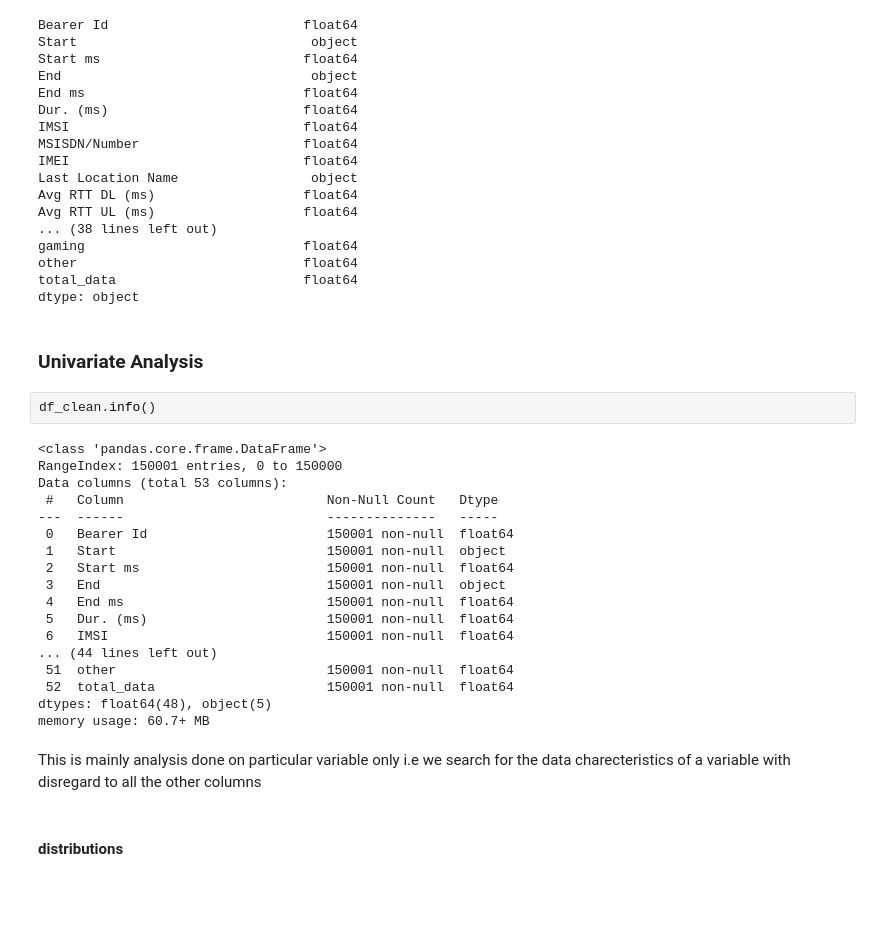
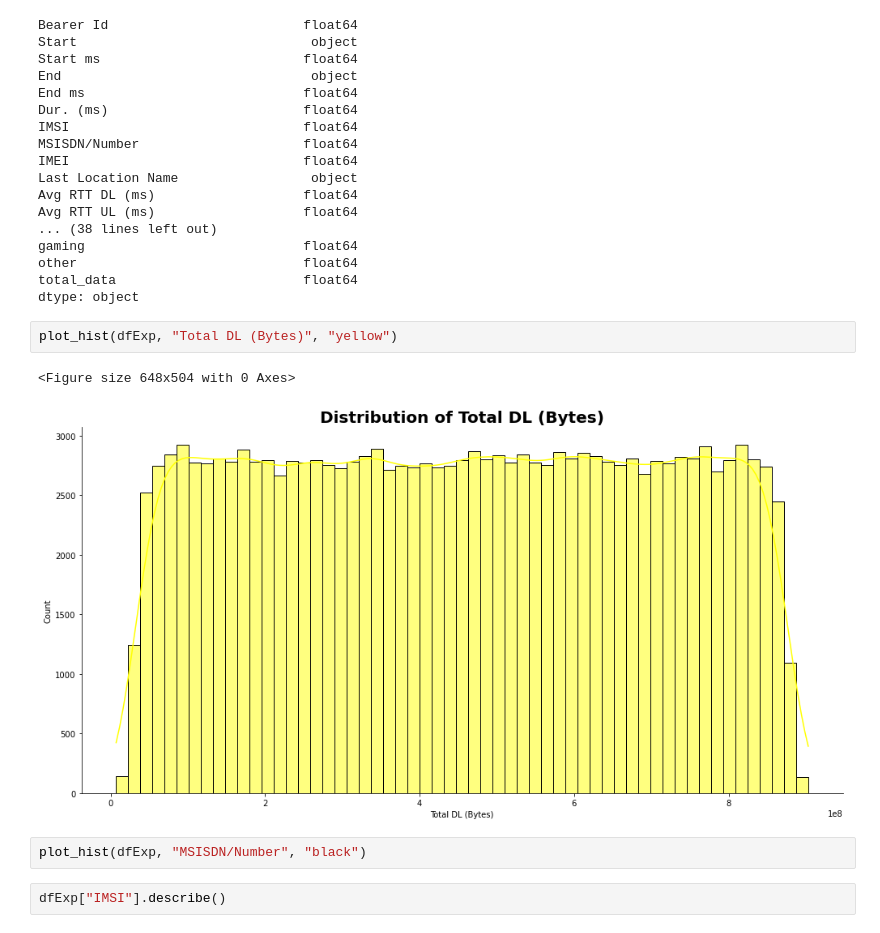
Before and after one commit to ItsDebol/User_Analytics_in_the_Telecommunication_Industry, a Jupyter notebook: Data_Exploration.ipynb, the cells around one changed output. Cells and saved outputs as stored; diff of their text form; blank space fills up the shorter version.

Commit message:
more plots

```diff
--- a/Data_Exploration.ipynb
+++ b/Data_Exploration.ipynb
@@ -852,29 +849,12 @@ gaming                            float64
 other                             float64
 total_data                        float64
 dtype: object
-# %% [markdown]
-### Univariate Analysis
-# %%
-df_clean.info()
-# %% [output]
-<class 'pandas.core.frame.DataFrame'>
-RangeIndex: 150001 entries, 0 to 150000
-Data columns (total 53 columns):
- #   Column                          Non-Null Count   Dtype
----  ------                          --------------   -----
- 0   Bearer Id                       150001 non-null  float64
- 1   Start                           150001 non-null  object
- 2   Start ms                        150001 non-null  float64
- 3   End                             150001 non-null  object
- 4   End ms                          150001 non-null  float64
- 5   Dur. (ms)                       150001 non-null  float64
- 6   IMSI                            150001 non-null  float64
-... (44 lines left out)
- 51  other                           150001 non-null  float64
- 52  total_data                      150001 non-null  float64
-dtypes: float64(48), object(5)
-memory usage: 60.7+ MB
-# %% [markdown]
-This is mainly analysis done on particular variable only i.e we search for the data charecteristics of a variable with disregard to all the other columns
-# %% [markdown]
-#### distributions
+# %%
+plot_hist(dfExp, "Total DL (Bytes)", "yellow")
+# %% [output]
+<Figure size 648x504 with 0 Axes>
+[figure, added]
+# %%
+plot_hist(dfExp, "MSISDN/Number", "black")
+# %%
+dfExp["IMSI"].describe()
```
Also changed, not shown: parts of 22 cells of this notebook.
